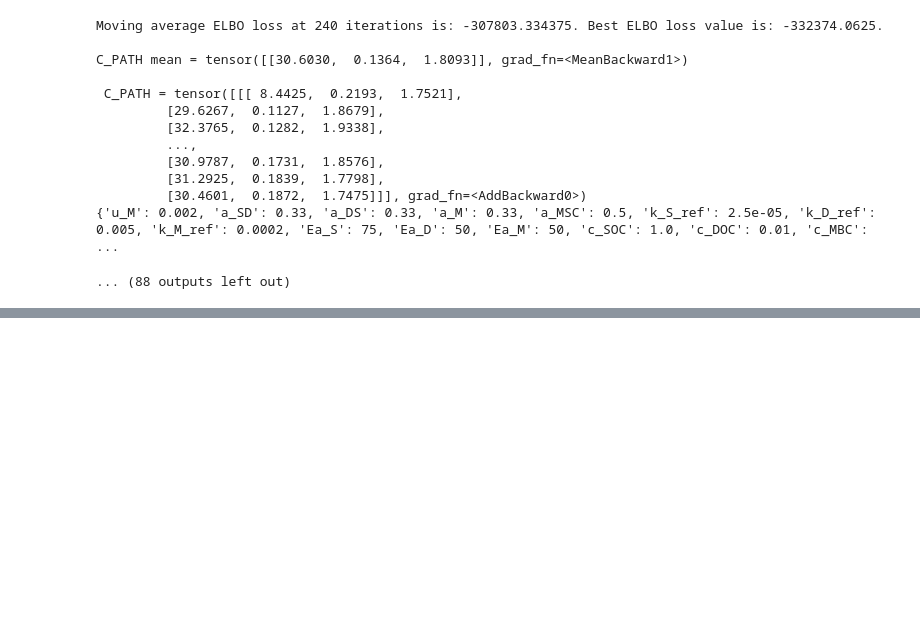
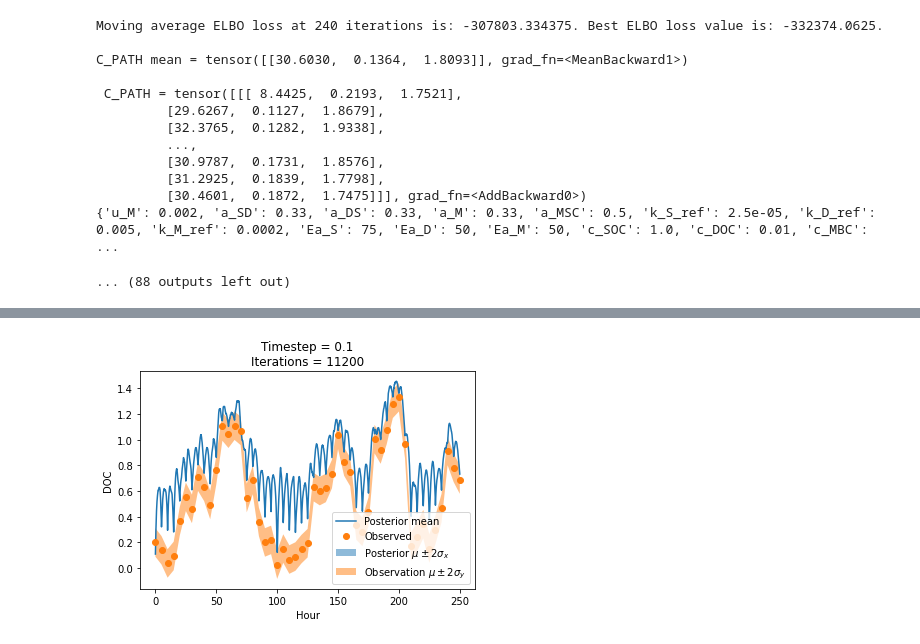
Before and after one commit to wallyxie/varInferenceSoilBiogeoModelSyntheticData, a Jupyter notebook: python_sde_variational_inference_code/SCON wo CO2 - Learn posterior of x0 - test.ipynb, the cells around one changed output, grey strips where cells are left out. Cells and saved outputs as stored; diff of their text form; code cells hidden in the pictures; blank space fills up the shorter version.

```diff
--- a/python_sde_variational_inference_code/SCON wo CO2 - Learn posterior of x0 - test.ipynb
+++ b/python_sde_variational_inference_code/SCON wo CO2 - Learn posterior of x0 - test.ipynb
@@ -329,0 +337,4 @@ def plot_post(x, obs_model, num_layers, niter, dt, state_idx=0, num_samples=1,
+# %%
+plot_post(x, obs_model_CON_noCO2, 7, niter, dt_flow, state_idx = 1)
+# %% [output]
+[figure, added]
```
Also changed, not shown: parts of 8 cells of this notebook, 6 other files.
